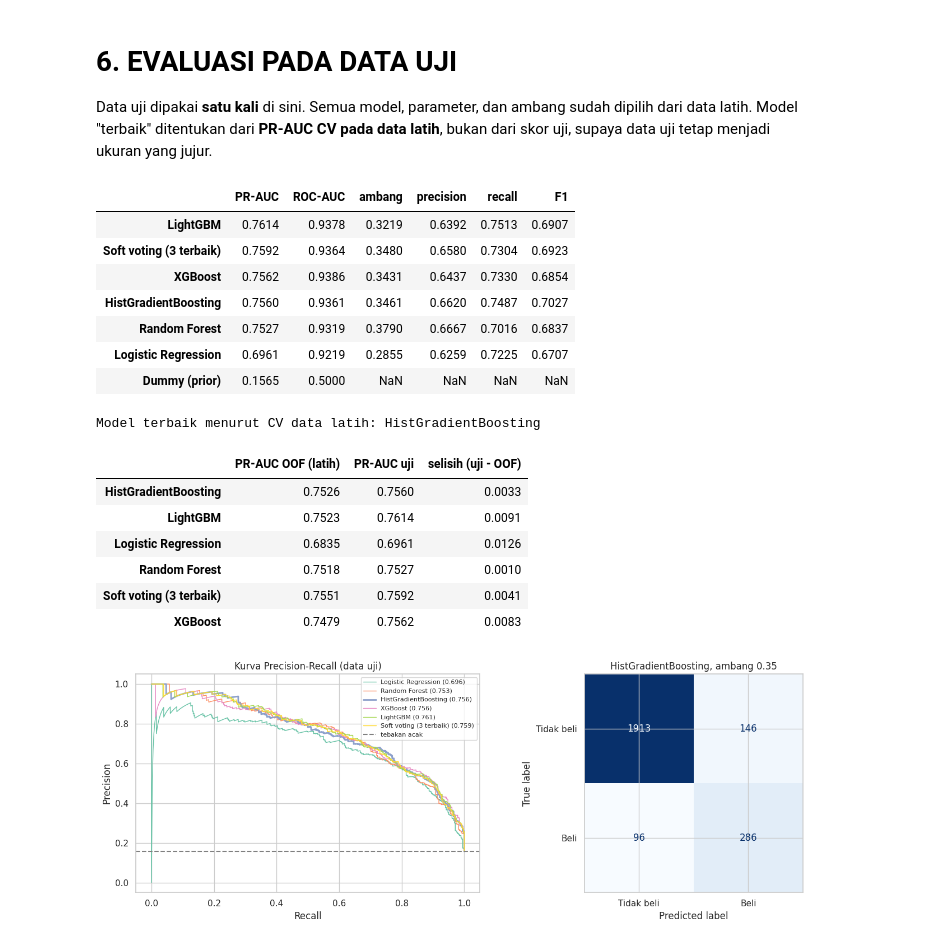
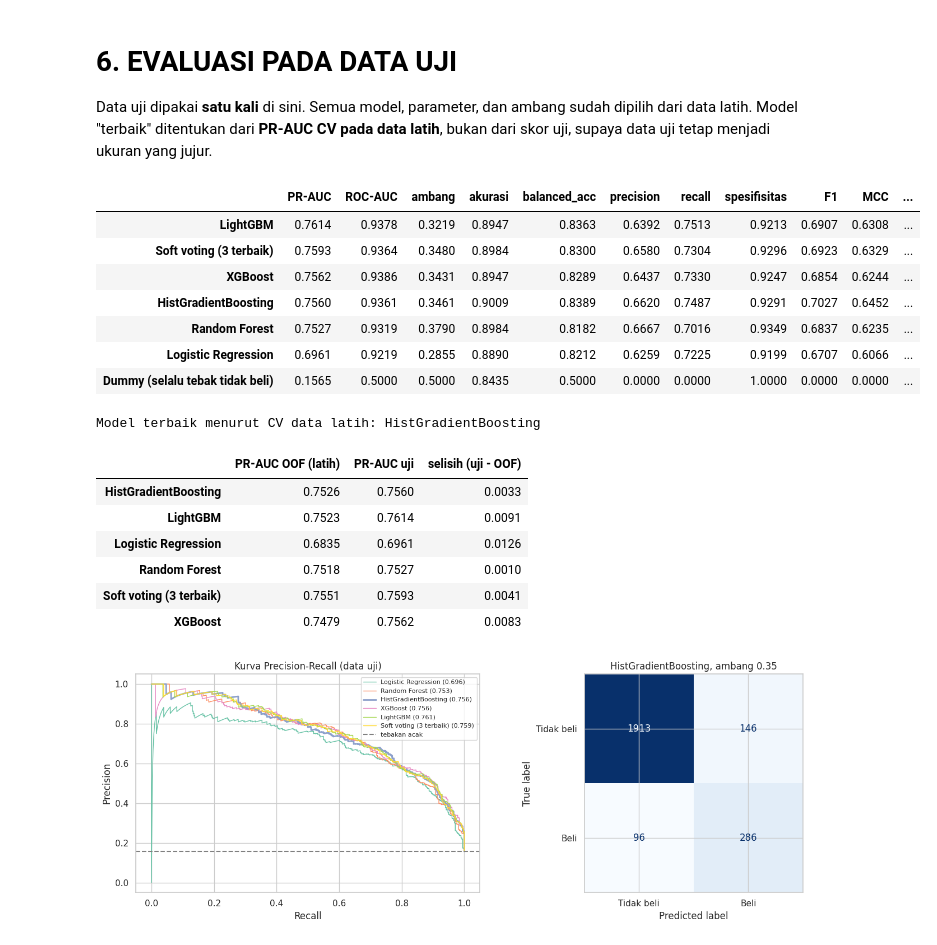
Before and after one commit to Roun-02/DSMBC-Online-Shoppers-Intention, a Jupyter notebook: Models/DSMBC_Online_Shoppers_Modelling.ipynb, the cells around one changed output. Drawn from its saved outputs; the diff is of its cells as text; code cells hidden in the pictures.

Commit message:
feat: make model & evalution

```diff
--- a/Models/DSMBC_Online_Shoppers_Modelling.ipynb
+++ b/Models/DSMBC_Online_Shoppers_Modelling.ipynb
@@ -155,21 +238,13 @@ Sesi Colab bisa terputus (idle, batas waktu, GPU/RAM habis). Tanpa checkpoint, s
 # %%
 # Tentukan lokasi checkpoint (Google Drive bila di Colab, jika tidak folder lokal)
 def siapkan_root_checkpoint():
-    root = "./checkpoints"
-    if USE_DRIVE:
-        try:
-            from google.colab import drive
-            drive.mount("/content/drive")
-            root = f"/content/drive/MyDrive/{DRIVE_FOLDER}"
-        except ImportError:
-            print("Bukan Google Colab: checkpoint disimpan lokal di ./checkpoints")
-        except Exception as e:
-            print("Drive gagal di-mount, pakai folder lokal (hilang bila runtime direset):", e)
-    return root
+    if mount_drive():
+        return f"/content/drive/MyDrive/{DRIVE_FOLDER}"
+    return "./checkpoints"
 
 NAMA_MODEL = ["Logistic Regression", "Random Forest", "HistGradientBoosting", "XGBoost", "LightGBM"]
-konfigurasi_run = {"seed": RANDOM_STATE, "n_iter": N_ITER, "cv": CV_FOLDS, "n_train": len(X_train),
-                   "n_test": len(X_test), "model": NAMA_MODEL}
+konfigurasi_run = {"seed": RANDOM_STATE, "n_iter": N_ITER, "cv": CV_FOLDS, "data": DATA_HASH,
+                   "n_train": len(X_train), "n_test": len(X_test), "model": NAMA_MODEL}
 RUN_ID = hashlib.md5(json.dumps(konfigurasi_run, sort_keys=True).encode()).hexdigest()[:8]
 CKPT_DIR = os.path.join(siapkan_root_checkpoint(), f"run_{RUN_ID}")
 os.makedirs(CKPT_DIR, exist_ok=True)
@@ -263,14 +360,20 @@ def ambang_f1_terbaik(y_true, proba):
     return float(t[np.argmax(f1)])
 
 def metrik(y_true, proba, ambang):
+    """Semua ukuran penilaian. PR-AUC, ROC-AUC, Brier memakai probabilitas; sisanya memakai ambang."""
+    y_true = np.asarray(y_true)
     pred = (proba >= ambang).astype(int)
+    tn, fp, fn, tp = confusion_matrix(y_true, pred, labels=[0, 1]).ravel()
     return {"PR-AUC": average_precision_score(y_true, proba), "ROC-AUC": roc_auc_score(y_true, proba),
-            "ambang": ambang, "precision": precision_score(y_true, pred), "recall": recall_score(y_true, pred),
-            "F1": f1_score(y_true, pred)}
+            "ambang": ambang, "akurasi": accuracy_score(y_true, pred), "balanced_acc": balanced_accuracy_score(y_true, pred),
+            "precision": precision_score(y_true, pred, zero_division=0), "recall": recall_score(y_true, pred),
+            "spesifisitas": tn / (tn + fp), "F1": f1_score(y_true, pred), "MCC": matthews_corrcoef(y_true, pred),
+            "Brier": brier_score_loss(y_true, proba)}
 
 # Pembanding paling sederhana
 dummy = DummyClassifier(strategy="prior").fit(X_train, y_train)
 pr_dummy = average_precision_score(y_test, dummy.predict_proba(X_test)[:, 1])
 print(f"PR-AUC tebakan acak (prior) pada data uji = {pr_dummy:.4f} (= proporsi pembeli). Semua model harus jauh di atas ini.")
+print(f"Akurasi bila SELALU menebak 'tidak beli' = {1 - y_test.mean():.1%}, tetapi recall-nya 0%. Karena itu akurasi bukan ukuran utama.")
 # %% [output]
 PR-AUC tebakan acak (prior) pada data uji = 0.1565 (= proporsi pembeli). Semua model harus jauh di atas ini.
@@ -497,37 +601,37 @@ Data uji dipakai **satu kali** di sini. Semua model, parameter, dan ambang sudah
 # %%
 proba_uji = {n: modelku[n].predict_proba(X_test)[:, 1] for n in MODELS}
 proba_uji["Soft voting (3 terbaik)"] = np.mean([proba_uji[n] for n in anggota], axis=0)
 
-baris = {"Dummy (prior)": {"PR-AUC": pr_dummy, "ROC-AUC": 0.5}}
+baris = {"Dummy (selalu tebak tidak beli)": metrik(y_test, dummy.predict_proba(X_test)[:, 1], 0.5)}
 for n, p in proba_uji.items():
     baris[n] = metrik(y_test, p, ambang[n])
 tabel_uji = pd.DataFrame(baris).T.sort_values("PR-AUC", ascending=False)
 display(tabel_uji.round(4))
 
 # Model terbaik menurut CV (bukan menurut data uji)
 terbaik_cv = ringkas_cari.index[0]
 print(f"Model terbaik menurut CV data latih: {terbaik_cv}")
 
 # Selisih performa latih(OOF) vs uji: indikator overfit atau ketidakcocokan pembagian data
 gap = pd.DataFrame({"PR-AUC OOF (latih)": tabel_oof["PR-AUC"], "PR-AUC uji": tabel_uji["PR-AUC"]}).dropna()
 gap["selisih (uji - OOF)"] = gap["PR-AUC uji"] - gap["PR-AUC OOF (latih)"]
 display(gap.round(4))
 # %% [output]
-|  | PR-AUC | ROC-AUC | ambang | precision | recall | F1 |
-| LightGBM | 0.7614 | 0.9378 | 0.3219 | 0.6392 | 0.7513 | 0.6907 |
-| Soft voting (3 terbaik) | 0.7592 | 0.9364 | 0.3480 | 0.6580 | 0.7304 | 0.6923 |
-| XGBoost | 0.7562 | 0.9386 | 0.3431 | 0.6437 | 0.7330 | 0.6854 |
-| HistGradientBoosting | 0.7560 | 0.9361 | 0.3461 | 0.6620 | 0.7487 | 0.7027 |
-| Random Forest | 0.7527 | 0.9319 | 0.3790 | 0.6667 | 0.7016 | 0.6837 |
-| Logistic Regression | 0.6961 | 0.9219 | 0.2855 | 0.6259 | 0.7225 | 0.6707 |
-| Dummy (prior) | 0.1565 | 0.5000 | NaN | NaN | NaN | NaN |
+|  | PR-AUC | ROC-AUC | ambang | akurasi | balanced_acc | precision | recall | spesifisitas | F1 | MCC | ... |
+| LightGBM | 0.7614 | 0.9378 | 0.3219 | 0.8947 | 0.8363 | 0.6392 | 0.7513 | 0.9213 | 0.6907 | 0.6308 | ... |
+| Soft voting (3 terbaik) | 0.7593 | 0.9364 | 0.3480 | 0.8984 | 0.8300 | 0.6580 | 0.7304 | 0.9296 | 0.6923 | 0.6329 | ... |
+| XGBoost | 0.7562 | 0.9386 | 0.3431 | 0.8947 | 0.8289 | 0.6437 | 0.7330 | 0.9247 | 0.6854 | 0.6244 | ... |
+| HistGradientBoosting | 0.7560 | 0.9361 | 0.3461 | 0.9009 | 0.8389 | 0.6620 | 0.7487 | 0.9291 | 0.7027 | 0.6452 | ... |
+| Random Forest | 0.7527 | 0.9319 | 0.3790 | 0.8984 | 0.8182 | 0.6667 | 0.7016 | 0.9349 | 0.6837 | 0.6235 | ... |
+| Logistic Regression | 0.6961 | 0.9219 | 0.2855 | 0.8890 | 0.8212 | 0.6259 | 0.7225 | 0.9199 | 0.6707 | 0.6066 | ... |
+| Dummy (selalu tebak tidak beli) | 0.1565 | 0.5000 | 0.5000 | 0.8435 | 0.5000 | 0.0000 | 0.0000 | 1.0000 | 0.0000 | 0.0000 | ... |
 Model terbaik menurut CV data latih: HistGradientBoosting
 |  | PR-AUC OOF (latih) | PR-AUC uji | selisih (uji - OOF) |
 | HistGradientBoosting | 0.7526 | 0.7560 | 0.0033 |
 | LightGBM | 0.7523 | 0.7614 | 0.0091 |
 | Logistic Regression | 0.6835 | 0.6961 | 0.0126 |
 | Random Forest | 0.7518 | 0.7527 | 0.0010 |
-| Soft voting (3 terbaik) | 0.7551 | 0.7592 | 0.0041 |
+| Soft voting (3 terbaik) | 0.7551 | 0.7593 | 0.0041 |
 | XGBoost | 0.7479 | 0.7562 | 0.0083 |
 # %%
 fig, axes = plt.subplots(1, 2, figsize=(14, 5))
```
Also changed, not shown: parts of 21 cells of this notebook.
